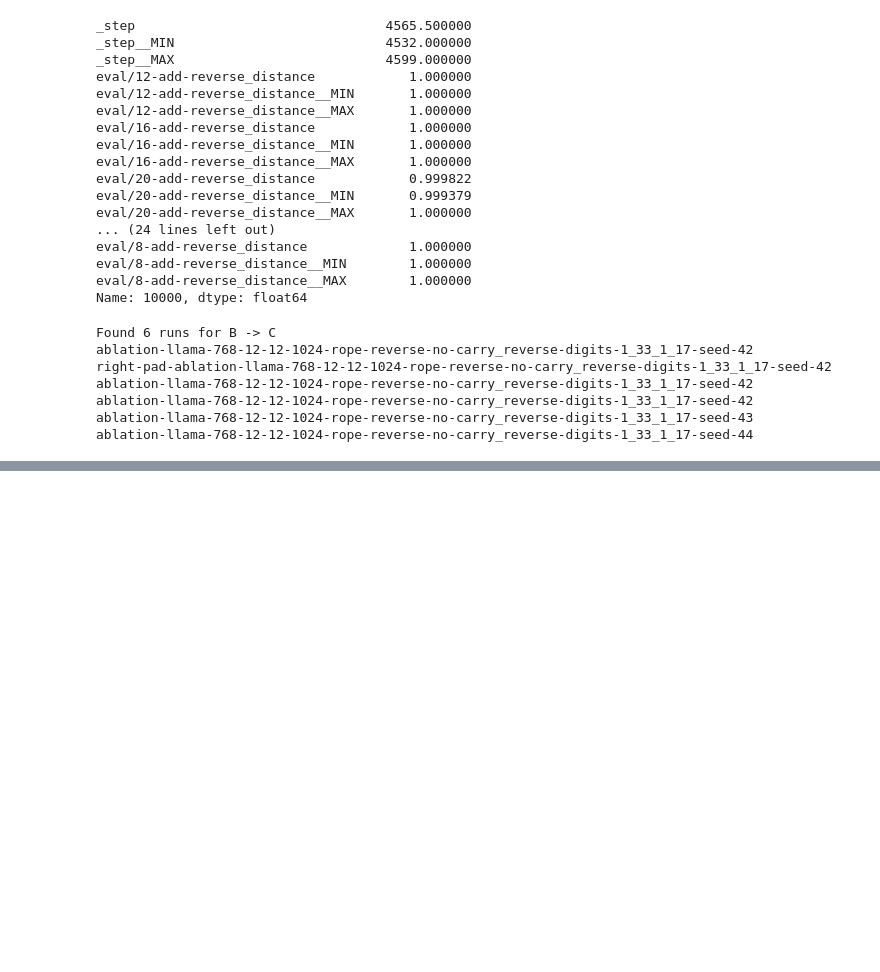
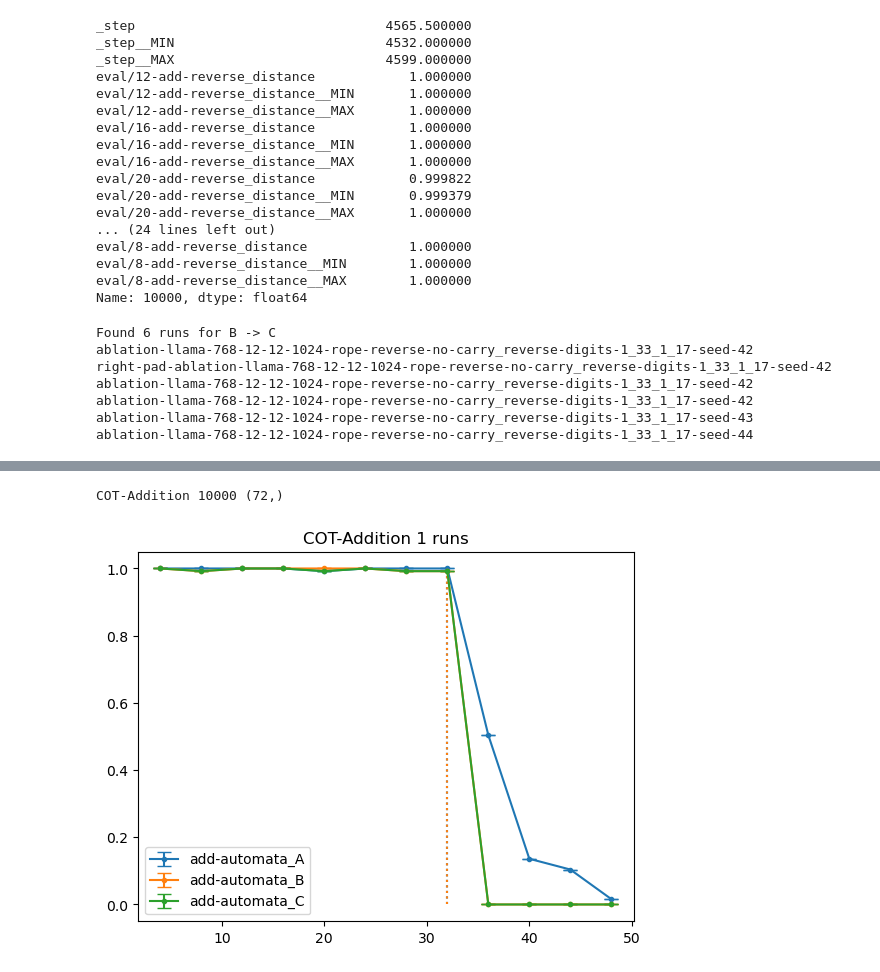
Before and after one commit to JackCai1206/transformer_arithmetic_v2, a Jupyter notebook: plotting/length-gen-v2.ipynb, the cells around one changed output, grey strips where cells are left out. Cells and saved outputs as stored; diff of their text form; code cells hidden in the pictures; blank space fills up the shorter version.

```diff
--- a/plotting/length-gen-v2.ipynb
+++ b/plotting/length-gen-v2.ipynb
@@ -356,0 +356,10 @@ ValueError: 'x' and 'y' must have the same size
+# %%
+filters = {
+    'COT-Addition': {'name': 'h4rdulob'}
+}
+
+run_groups = query_runs(filters)
+plot_group(run_groups)
+# %% [output]
+COT-Addition 10000 (72,)
+[figure, added]
```
Also changed, not shown: parts of 4 cells of this notebook, 13 other files.
